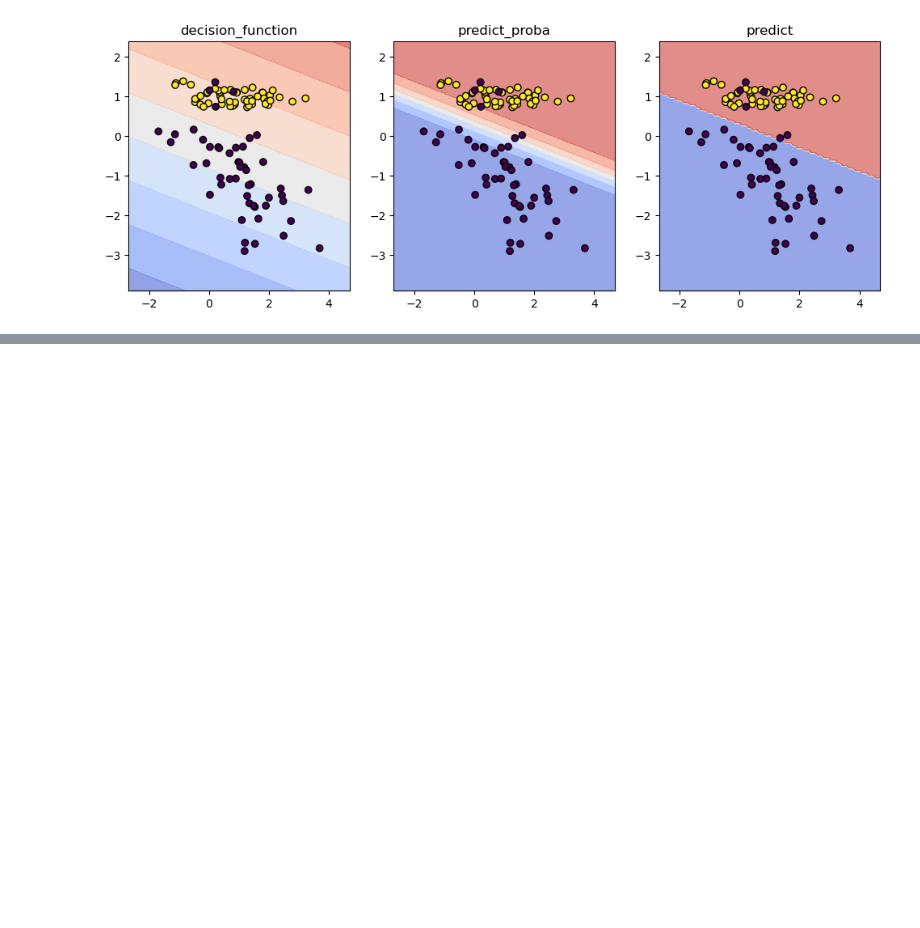
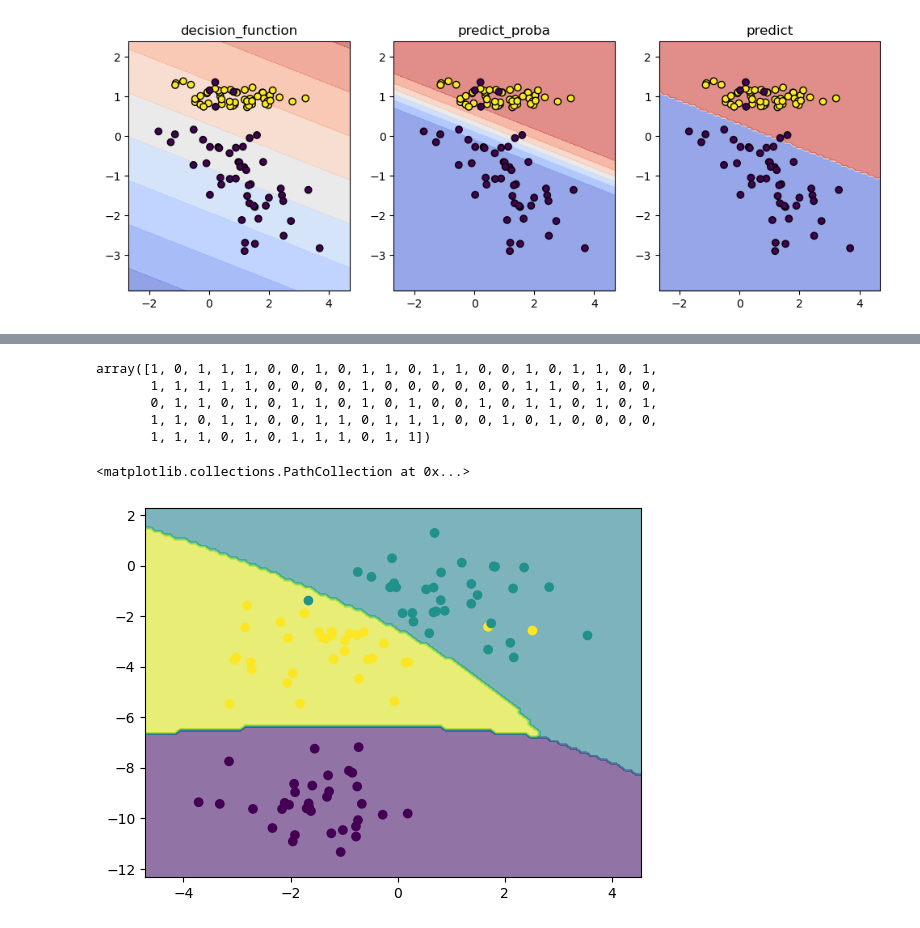
Before and after one commit to ddongzi/data-analysis, a Jupyter notebook: Scikit-Learn/6. 可视化/Untitled.ipynb, the cells around one changed output, grey strips where cells are left out. Cells and saved outputs as stored; diff of their text form; code cells hidden in the pictures; blank space fills up the shorter version.

```diff
--- a/Scikit-Learn/6. 可视化/Untitled.ipynb
+++ b/Scikit-Learn/6. 可视化/Untitled.ipynb
@@ -92,0 +151,25 @@ plt.show()
+# %%
+clf.predict(X) # ??????
+# %% [output]
+array([1, 0, 1, 1, 1, 0, 0, 1, 0, 1, 1, 0, 1, 1, 0, 0, 1, 0, 1, 1, 0, 1,
+       1, 1, 1, 1, 1, 0, 0, 0, 0, 1, 0, 0, 0, 0, 0, 0, 1, 1, 0, 1, 0, 0,
+       0, 1, 1, 0, 1, 0, 1, 1, 0, 1, 0, 1, 0, 0, 1, 0, 1, 1, 0, 1, 0, 1,
+       1, 1, 0, 1, 1, 0, 0, 1, 1, 0, 1, 1, 1, 0, 0, 1, 0, 1, 0, 0, 0, 0,
+       1, 1, 1, 0, 1, 0, 1, 1, 1, 0, 1, 1])
+# %%
+from sklearn.datasets import make_blobs
+from sklearn import svm
+X, y = make_blobs(centers=3, random_state=2, n_features=2)
+clf = svm.SVC(kernel='rbf', probability=True).fit(X, y)
+fig, ax = plt.subplots()
+DecisionBoundaryDisplay.from_estimator(
+    clf,
+    X,
+    response_method='predict',
+    ax = ax,
+    alpha = 0.6
+)
+ax.scatter(X[:, 0], X[:, 1], c=y)
+# %% [output]
+<matplotlib.collections.PathCollection at 0x...>
+[figure, added]
```
Also changed, not shown: parts of 7 cells of this notebook, 14 other files.
